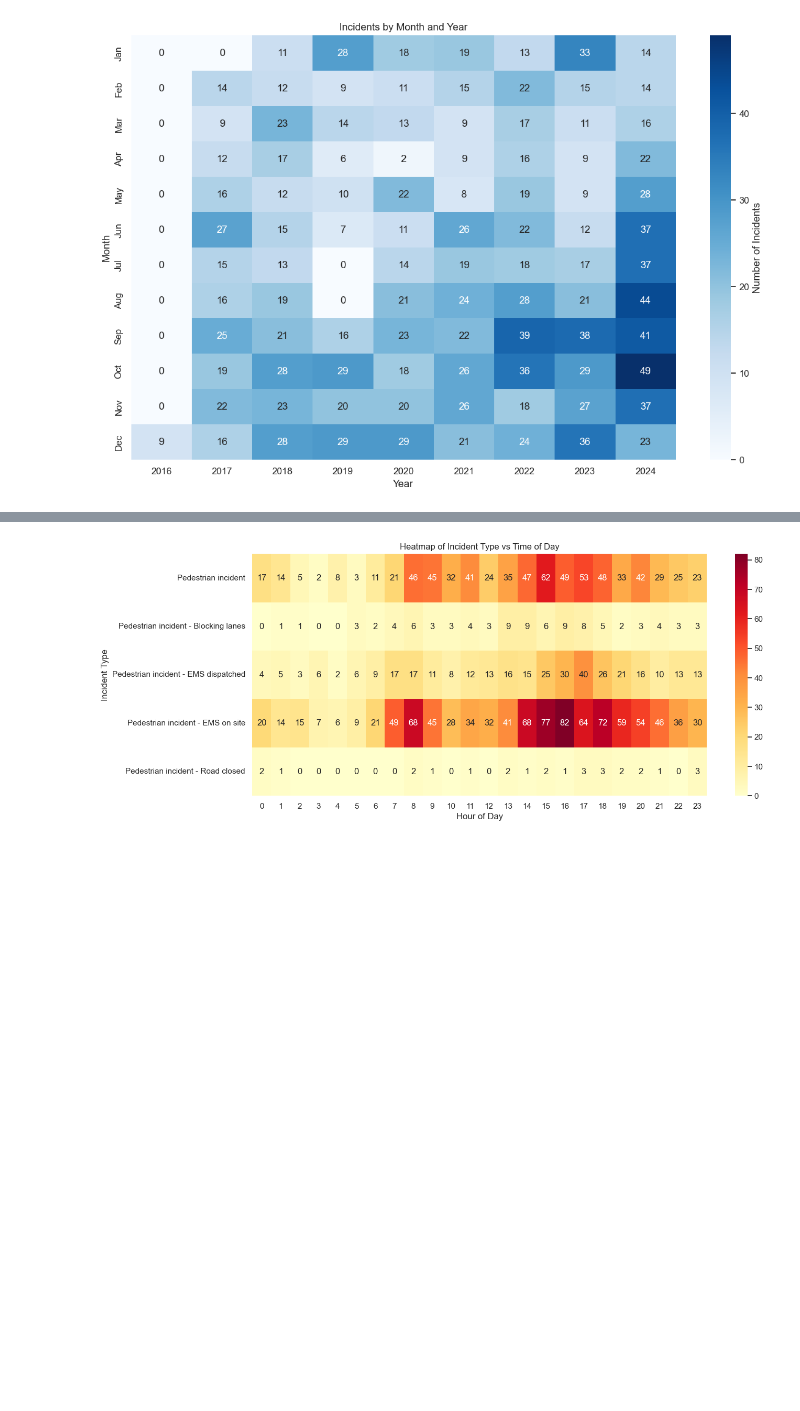
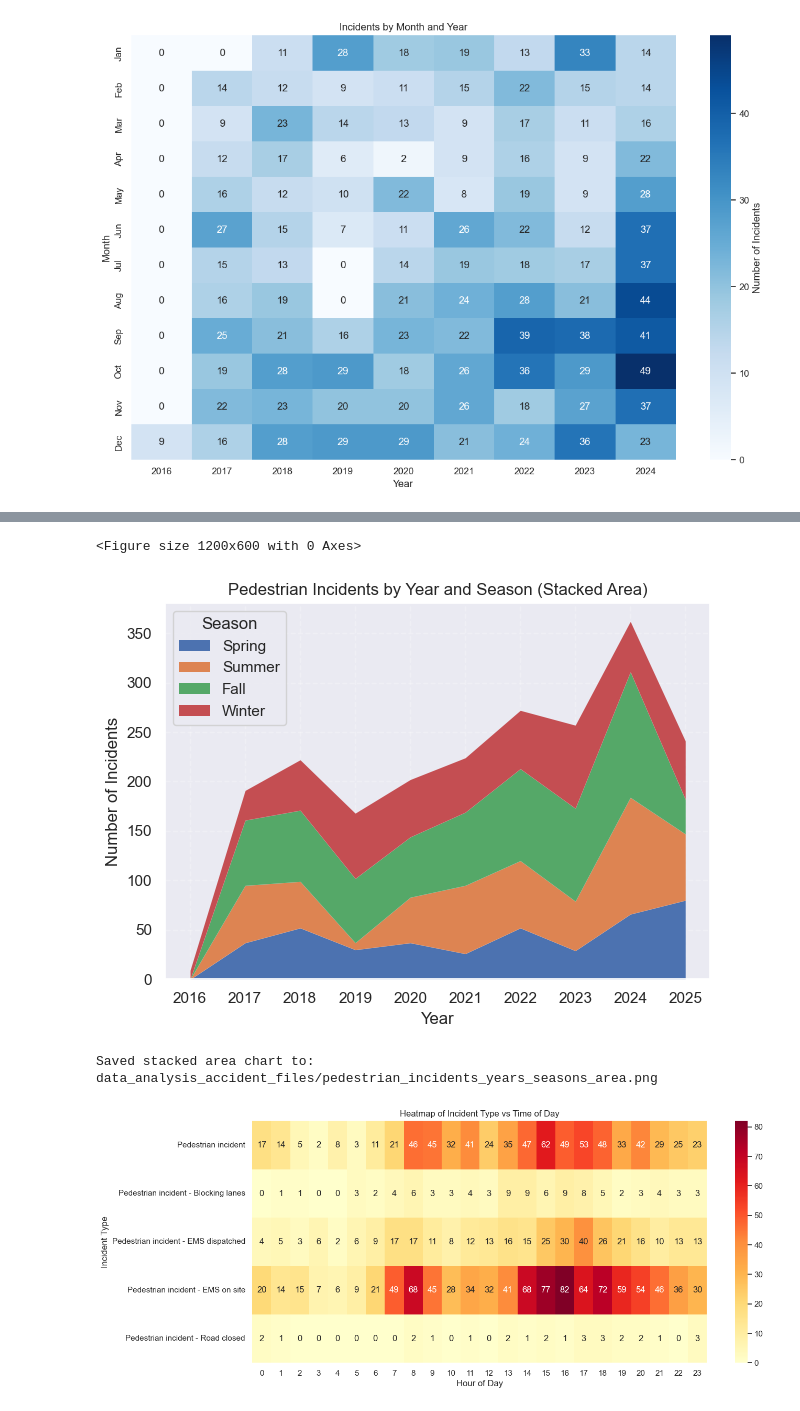
Before and after one commit to Essam-Khawaja/Pedestrian-Accidents-Calgary, a Jupyter notebook: data_analysis_accidents.ipynb, the cells around one changed output, grey strips where cells are left out. Cells and saved outputs as stored; diff of their text form; code cells hidden in the pictures; blank space fills up the shorter version.

```diff
--- a/data_analysis_accidents.ipynb
+++ b/data_analysis_accidents.ipynb
@@ -495,3 +593,52 @@ plt.show()
+# %%
+import os
+os.makedirs('data_analysis_accident_files', exist_ok=True)
+
+# ensure datetime + derived columns
+df['START_DT'] = pd.to_datetime(df['START_DT'], errors='coerce')
+df = df.dropna(subset=['START_DT'])
+df['YEAR'] = df['START_DT'].dt.year
+# categorize_seasons is defined earlier in the notebook; (re)create if missing:
+def categorize_seasons(date):
+    if pd.isna(date):
+        return None
+    m = date.month
+    if m in [3,4,5]:
+        return "Spring"
+    if m in [6,7,8]:
+        return "Summer"
+    if m in [9,10,11]:
+        return "Fall"
+    return "Winter"
+df['SEASON'] = df['START_DT'].apply(categorize_seasons)
+
+# pivot to get counts per year x season
+season_order = ['Spring','Summer','Fall','Winter']
+years = list(range(df['YEAR'].min(), df['YEAR'].max() + 1))
+pivot = df.groupby(['YEAR', 'SEASON']).size().unstack(fill_value=0)
+pivot = pivot.reindex(columns=season_order, fill_value=0).reindex(years, fill_value=0)
+
+# stacked area chart
+plt.figure(figsize=(12,6))
+pivot.plot(kind='area', stacked=True, color=['C0','C1','C2','C3'], linewidth=0)
+plt.title('Pedestrian Incidents by Year and Season (Stacked Area)')
+plt.xlabel('Year')
+plt.ylabel('Number of Incidents')
+plt.xticks(years)
+plt.legend(title='Season', loc='upper left')
+plt.grid(alpha=0.25, linestyle='--')
+plt.tight_layout()
+
+# save and show
+out_path = 'data_analysis_accident_files/pedestrian_incidents_years_seasons_area.png'
+plt.savefig(out_path, dpi=150, bbox_inches='tight')
+plt.show()
+
+print(f"Saved stacked area chart to: {out_path}")
+# %% [output]
+<Figure size 1200x600 with 0 Axes>
+[figure, added]
+Saved stacked area chart to: data_analysis_accident_files/pedestrian_incidents_years_seasons_area.png
 # %%
 # Create a pivot table: rows are incident types, columns are hours, values are counts
 heatmap_data = df.pivot_table(
```
Also changed, not shown: parts of 3 cells of this notebook, 5 other files.
